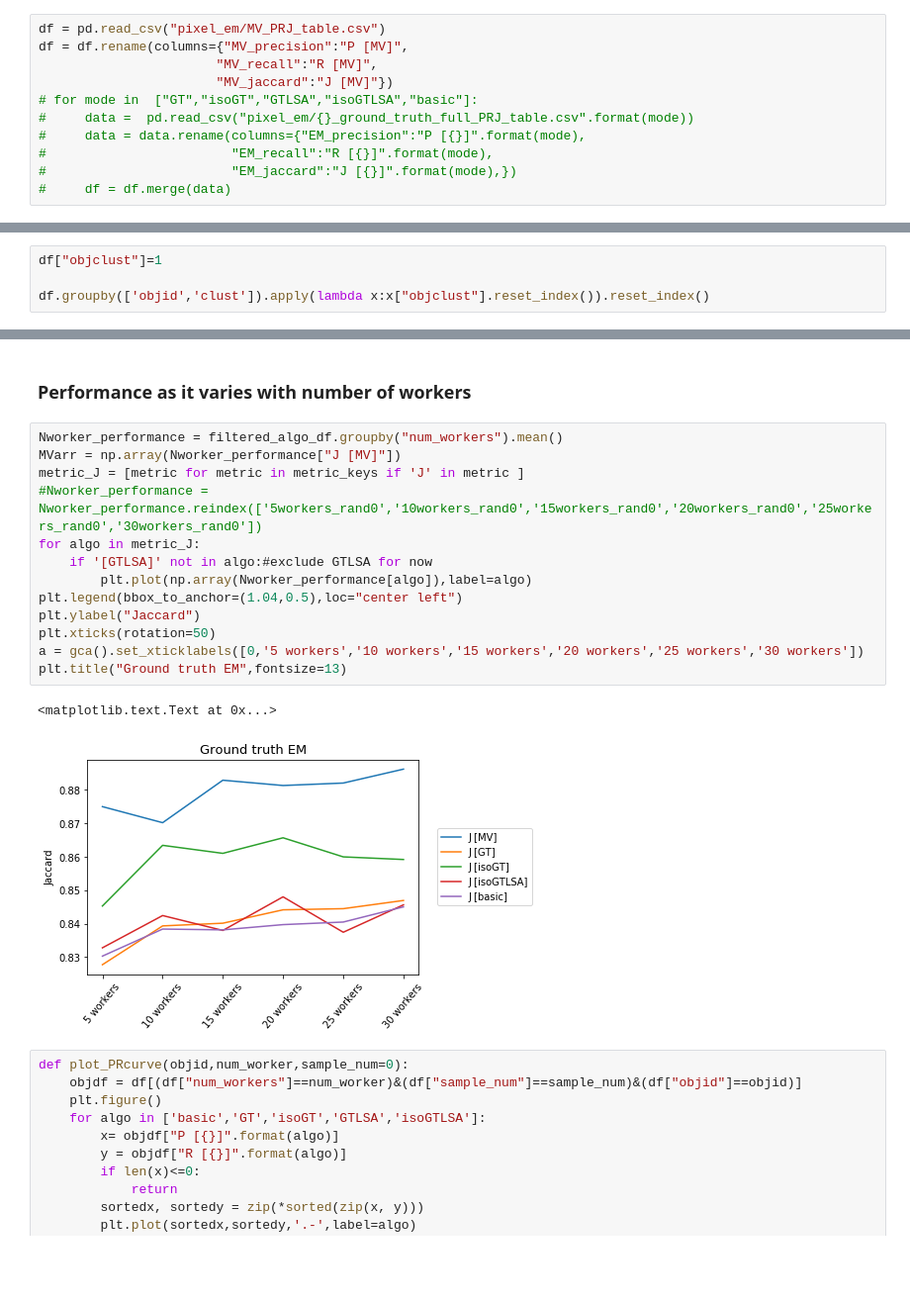
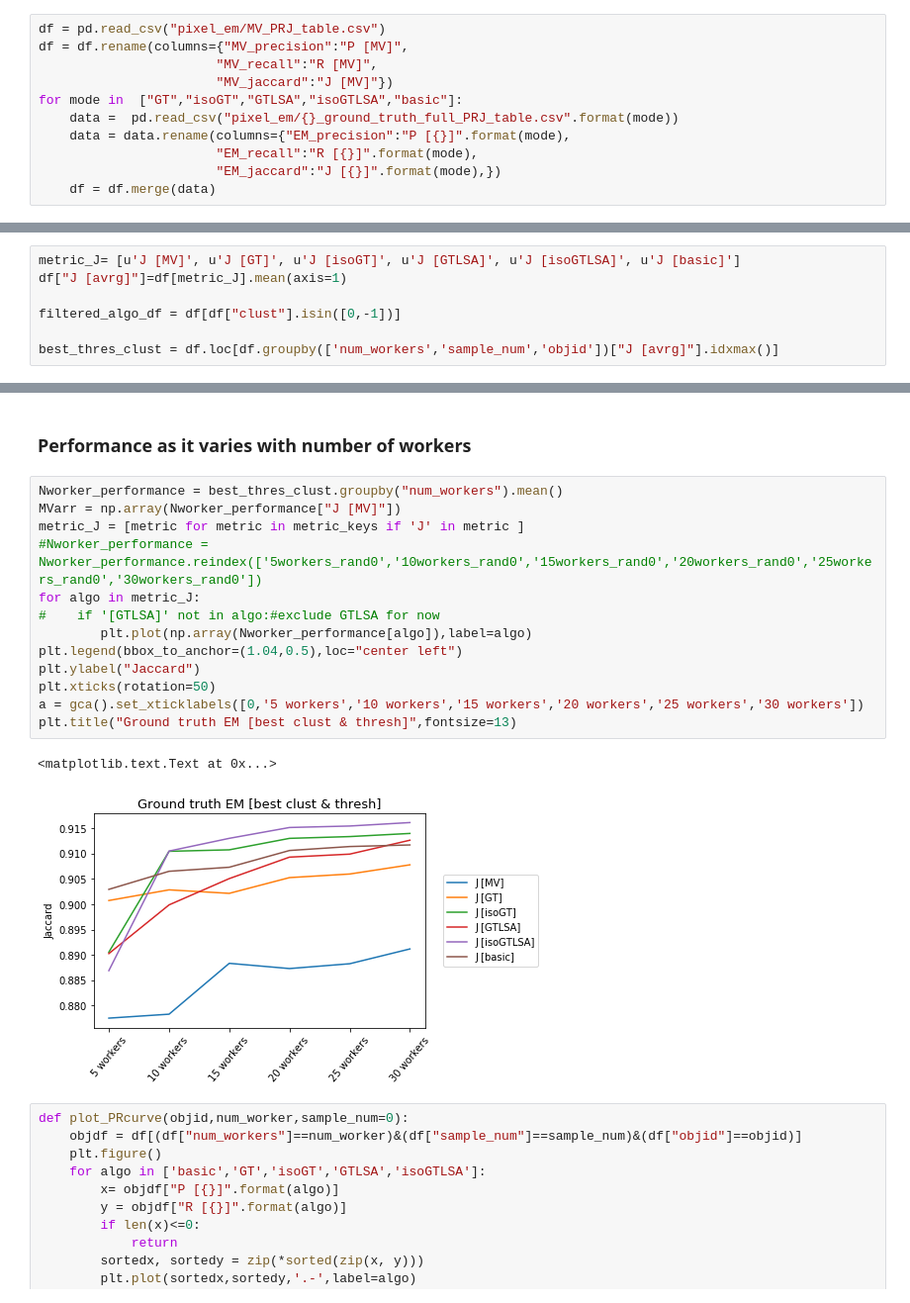
Before and after one commit to cognoscentai/segmentation, a Jupyter notebook: ipynb/PixelBasedGroundTruthExperiment-WithCluster.ipynb, the cells around one changed output, grey strips where cells are left out. Shown: that part at 99% size. Cells and saved outputs as stored; diff of their text form; blank space fills up the shorter version.

```diff
--- a/ipynb/PixelBasedGroundTruthExperiment-WithCluster.ipynb
+++ b/ipynb/PixelBasedGroundTruthExperiment-WithCluster.ipynb
@@ -22,9 +22,9 @@ df = pd.read_csv("pixel_em/MV_PRJ_table.csv")
 df = df.rename(columns={"MV_precision":"P [MV]",
                        "MV_recall":"R [MV]",
                        "MV_jaccard":"J [MV]"})
-# for mode in  ["GT","isoGT","GTLSA","isoGTLSA","basic"]:
-#     data =  pd.read_csv("pixel_em/{}_ground_truth_full_PRJ_table.csv".format(mode))
-#     data = data.rename(columns={"EM_precision":"P [{}]".format(mode),
-#                        "EM_recall":"R [{}]".format(mode),
-#                        "EM_jaccard":"J [{}]".format(mode),})
-#     df = df.merge(data)
+for mode in  ["GT","isoGT","GTLSA","isoGTLSA","basic"]:
+    data =  pd.read_csv("pixel_em/{}_ground_truth_full_PRJ_table.csv".format(mode))
+    data = data.rename(columns={"EM_precision":"P [{}]".format(mode),
+                       "EM_recall":"R [{}]".format(mode),
+                       "EM_jaccard":"J [{}]".format(mode),})
+    df = df.merge(data)
@@ -95,6 +38,2 @@ df["J [avrg]"]=df[metric_J].mean(axis=1)
 # %% [markdown]
 - J [GTLSA] is doing very badly
-# %%
-df["objclust"]=1
-
-df.groupby(['objid','clust']).apply(lambda x:x["objclust"].reset_index()).reset_index()
@@ -175,0 +40,7 @@ dtype: float64
+# %%
+metric_J= [u'J [MV]', u'J [GT]', u'J [isoGT]', u'J [GTLSA]', u'J [isoGTLSA]', u'J [basic]']
+df["J [avrg]"]=df[metric_J].mean(axis=1)
+
+filtered_algo_df = df[df["clust"].isin([0,-1])]
+
+best_thres_clust = df.loc[df.groupby(['num_workers','sample_num','objid'])["J [avrg]"].idxmax()]
@@ -176,21 +69,21 @@ dtype: float64
 # %% [markdown]
 ### Performance as it varies with number of workers
 # %%
-Nworker_performance = filtered_algo_df.groupby("num_workers").mean()
+Nworker_performance = best_thres_clust.groupby("num_workers").mean()
 MVarr = np.array(Nworker_performance["J [MV]"])
 metric_J = [metric for metric in metric_keys if 'J' in metric ]
 #Nworker_performance = Nworker_performance.reindex(['5workers_rand0','10workers_rand0','15workers_rand0','20workers_rand0','25workers_rand0','30workers_rand0'])
 for algo in metric_J:
-    if '[GTLSA]' not in algo:#exclude GTLSA for now
+#    if '[GTLSA]' not in algo:#exclude GTLSA for now
         plt.plot(np.array(Nworker_performance[algo]),label=algo)
 plt.legend(bbox_to_anchor=(1.04,0.5),loc="center left")
 plt.ylabel("Jaccard")
 plt.xticks(rotation=50)
 a = gca().set_xticklabels([0,'5 workers','10 workers','15 workers','20 workers','25 workers','30 workers'])
-plt.title("Ground truth EM",fontsize=13)
+plt.title("Ground truth EM [best clust & thresh]",fontsize=13)
 # %% [output]
 <matplotlib.text.Text at 0x...>
-[figure, old version]
+[figure, new version]
 # %%
 def plot_PRcurve(objid,num_worker,sample_num=0):
     objdf = df[(df["num_workers"]==num_worker)&(df["sample_num"]==sample_num)&(df["objid"]==objid)]
```
Also changed, not shown: parts of 28 cells of this notebook, 4 other files.
